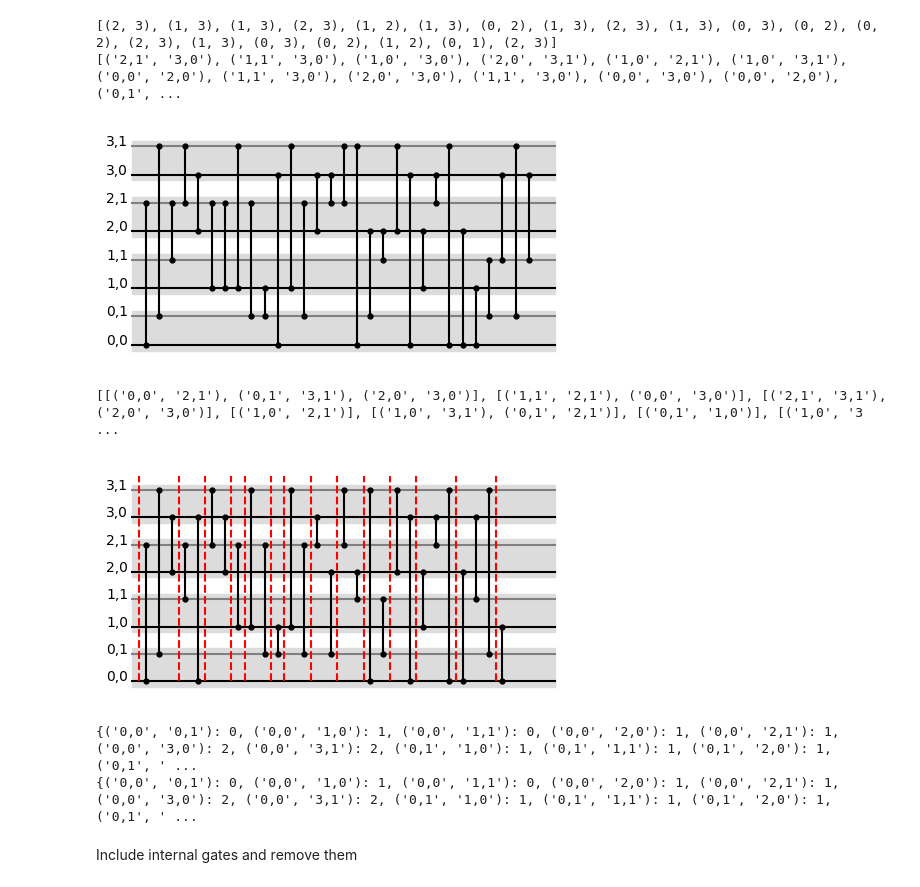
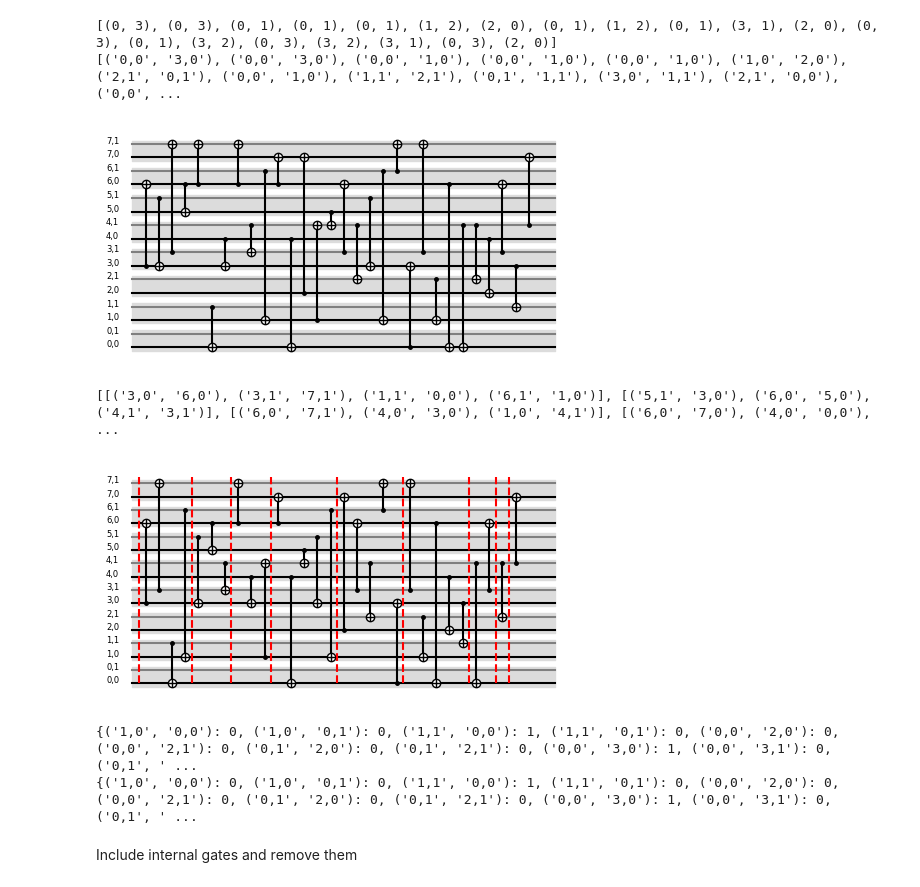
Before and after one commit to hassan-shap/QswitchNet, a Jupyter notebook: compiler_multiqubit.ipynb, the cells around one changed output. Drawn from its saved outputs; the diff is of its cells as text; code cells hidden in the pictures.

```diff
--- a/compiler_multiqubit.ipynb
+++ b/compiler_multiqubit.ipynb
@@ -7,7 +7,7 @@ import networkx as nx
 def qpu_plot(qubit_list,num_nodes,gate_pos,gate_final_pos):
     num_qubits = len(qubit_list)
     qubits_per_node = num_qubits//num_nodes
-    delta = 0.1
+    delta = 0.12
     for i_n in range(num_nodes):
         plt.fill_between([gate_pos-step,gate_final_pos],[(i_n-delta)*qubits_per_node,(i_n-delta)*qubits_per_node],[(i_n+1+delta)*qubits_per_node-1,(i_n+1+delta)*qubits_per_node-1],color="gainsboro")
 
@@ -16,7 +16,7 @@ def qpu_plot(qubit_list,num_nodes,gate_pos,gate_final_pos):
             plt.plot([gate_pos-step,gate_final_pos],[i_q,i_q],"k")
         else:
             plt.plot([gate_pos-step,gate_final_pos],[i_q,i_q],color="gray")
-        plt.text(-3,i_q, qubit)
+        plt.text(-3,i_q, qubit, fontsize=6)
 
 def circuit_plot(gate_pos,gate_seq):
     # gate_pos = 0
@@ -24,7 +24,10 @@ def circuit_plot(gate_pos,gate_seq):
     for gate in gate_seq:
         g0 = int(gate[0].split(",")[-1])+ int(gate[0].split(",")[0])* qubits_per_node
         g1 = int(gate[1].split(",")[-1])+ int(gate[1].split(",")[0])* qubits_per_node
-        plt.plot([gate_pos,gate_pos],[g0,g1],"ko-",markersize=3.5)
+        plt.plot([gate_pos,gate_pos],[g0,g1],"k-")
+        plt.plot(gate_pos,g0,"ko-",markersize=2.5)
+        plt.plot([gate_pos],[g1],"ko-",markersize=6,markerfacecolor="white")
+        plt.plot([gate_pos],[g1],"k+",markersize=6,markerfacecolor="white")
         gate_pos += step
 
     # plt.axis("off")
@@ -47,7 +50,10 @@ for node in node_list:
 connections = []
 for i in range(num_qubits):
     for j in range(i+1,num_qubits):
-        connections.append((qubit_list[i],qubit_list[j]))
+        if np.random.rand() > 0.5:
+            connections.append((qubit_list[i],qubit_list[j]))
+        else:
+            connections.append((qubit_list[j],qubit_list[i]))
 
 # print(qubit_list)
 gate_seq = random.choices(connections, k=num_gates)
@@ -74,7 +80,10 @@ num_gates = 20
 connections = []
 for i in range(num_nodes):
     for j in range(i+1,num_nodes):
-        connections.append((node_list[i],node_list[j]))
+        if np.random.rand() > 0.5:
+            connections.append((node_list[i],node_list[j]))
+        else:
+            connections.append((node_list[j],node_list[i]))
 
 gate_seq_nodes = random.choices(connections, k=num_gates)
 print(gate_seq_nodes)
@@ -84,10 +93,10 @@ for n1, n2 in gate_seq_nodes:
 
 print(gate_seq)
 # %% [output]
-[(2, 3), (1, 3), (1, 3), (2, 3), (1, 2), (1, 3), (0, 2), (1, 3), (2, 3), (1, 3), (0, 3), (0, 2), (0, 2), (2, 3), (1, 3), (0, 3), (0, 2), (1, 2), (0, 1), (2, 3)]
-[('2,1', '3,0'), ('1,1', '3,0'), ('1,0', '3,0'), ('2,0', '3,1'), ('1,0', '2,1'), ('1,0', '3,1'), ('0,0', '2,0'), ('1,1', '3,0'), ('2,0', '3,0'), ('1,1', '3,0'), ('0,0', '3,0'), ('0,0', '2,0'), ('0,1', ...
+[(0, 3), (0, 3), (0, 1), (0, 1), (0, 1), (1, 2), (2, 0), (0, 1), (1, 2), (0, 1), (3, 1), (2, 0), (0, 3), (0, 1), (3, 2), (0, 3), (3, 2), (3, 1), (0, 3), (2, 0)]
+[('0,0', '3,0'), ('0,0', '3,0'), ('0,0', '1,0'), ('0,0', '1,0'), ('0,0', '1,0'), ('1,0', '2,0'), ('2,1', '0,1'), ('0,0', '1,0'), ('1,1', '2,1'), ('0,1', '1,1'), ('3,0', '1,1'), ('2,1', '0,0'), ('0,0', ...
 # %%
-num_nodes = 4
+num_nodes = 8
 node_list = range(num_nodes)
 qubits_per_node = 2
 qubit_list = range(qubits_per_node)
@@ -103,7 +112,10 @@ for node in node_list:
 connections = []
 for i in range(num_nodes):
     for j in range(i+1,num_nodes):
-        connections.append((node_list[i],node_list[j]))
+        if np.random.rand() > 0.5:
+            connections.append((node_list[i],node_list[j]))
+        else:
+            connections.append((node_list[j],node_list[i]))
 
 gate_seq_nodes = random.choices(connections, k=num_gates)
 # print(gate_seq_nodes)
@@ -166,41 +178,45 @@ gate_pos = 0
 gate_final_pos = gate_pos+ (1+num_gates)*step
 plt.figure(figsize=(6,3))
 qpu_plot(node_qubit_list,num_nodes,gate_pos,gate_final_pos)
 
 for query in query_seq:
     circuit_plot(gate_pos,query)
     plt.plot([gate_pos-step/2,gate_pos-step/2], [0,num_qubits-0.5], "r--")
     gate_pos += step*len(query)
 
 plt.axis("off")
 plt.show()
 
 qubit_connections = []
-for i in range(num_qubits):
-    for j in range(i+1,num_qubits):
-        qubit_connections.append((node_qubit_list[i],node_qubit_list[j]))
+# for i in range(num_qubits):
+#     for j in range(i+1,num_qubits):
+#         qubit_connections.append((node_qubit_list[i],node_qubit_list[j]))
+for n1, n2 in connections:
+    for i in qubit_list:
+        for j in qubit_list:
+            qubit_connections.append((f"{n1},{i}",f"{n2},{j}"))
 
 gate_mul_orig = {}
 gate_mul_query = {}
 for link in qubit_connections:
     gate_mul_orig[link] = 0
     gate_mul_query[link] = 0
 
 for gate in gate_seq:
     gate_mul_orig[gate] += 1
 
 for i_q, query in enumerate(query_seq):
     for gate in query:
         gate_mul_query[gate] += gate_mul_seq[i_q][gate]
 
 print(gate_mul_orig)
 print(gate_mul_query)
 # %% [output]
-[figure, old version]
+[figure, new version]
-[[('0,0', '2,1'), ('0,1', '3,1'), ('2,0', '3,0')], [('1,1', '2,1'), ('0,0', '3,0')], [('2,1', '3,1'), ('2,0', '3,0')], [('1,0', '2,1')], [('1,0', '3,1'), ('0,1', '2,1')], [('0,1', '1,0')], [('1,0', '3 ...
+[[('3,0', '6,0'), ('3,1', '7,1'), ('1,1', '0,0'), ('6,1', '1,0')], [('5,1', '3,0'), ('6,0', '5,0'), ('4,1', '3,1')], [('6,0', '7,1'), ('4,0', '3,0'), ('1,0', '4,1')], [('6,0', '7,0'), ('4,0', '0,0'),  ...
-[figure, old version]
+[figure, new version]
-{('0,0', '0,1'): 0, ('0,0', '1,0'): 1, ('0,0', '1,1'): 0, ('0,0', '2,0'): 1, ('0,0', '2,1'): 1, ('0,0', '3,0'): 2, ('0,0', '3,1'): 2, ('0,1', '1,0'): 1, ('0,1', '1,1'): 1, ('0,1', '2,0'): 1, ('0,1', ' ...
-{('0,0', '0,1'): 0, ('0,0', '1,0'): 1, ('0,0', '1,1'): 0, ('0,0', '2,0'): 1, ('0,0', '2,1'): 1, ('0,0', '3,0'): 2, ('0,0', '3,1'): 2, ('0,1', '1,0'): 1, ('0,1', '1,1'): 1, ('0,1', '2,0'): 1, ('0,1', ' ...
+{('1,0', '0,0'): 0, ('1,0', '0,1'): 0, ('1,1', '0,0'): 1, ('1,1', '0,1'): 0, ('0,0', '2,0'): 0, ('0,0', '2,1'): 0, ('0,1', '2,0'): 0, ('0,1', '2,1'): 0, ('0,0', '3,0'): 1, ('0,0', '3,1'): 0, ('0,1', ' ...
+{('1,0', '0,0'): 0, ('1,0', '0,1'): 0, ('1,1', '0,0'): 1, ('1,1', '0,1'): 0, ('0,0', '2,0'): 0, ('0,0', '2,1'): 0, ('0,1', '2,0'): 0, ('0,1', '2,1'): 0, ('0,0', '3,0'): 1, ('0,0', '3,1'): 0, ('0,1', ' ...
 # %% [markdown]
 Include internal gates and remove them
 # %%
```
Also changed, not shown: parts of 1 cell of this notebook, 4 other files.
